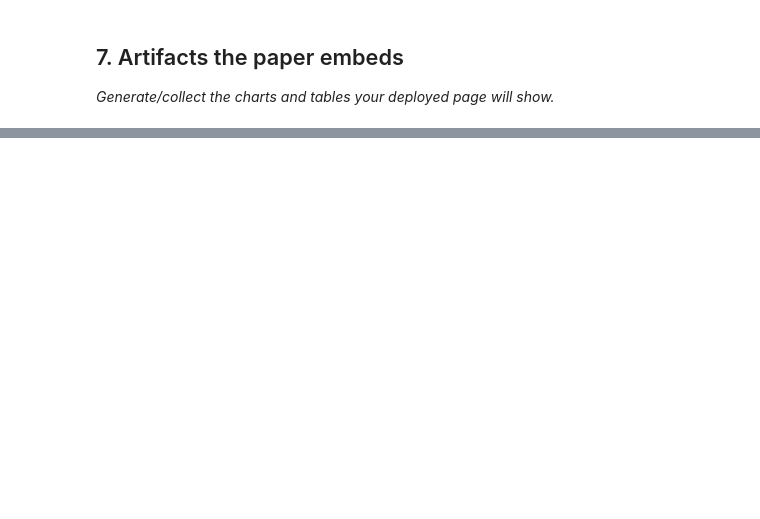
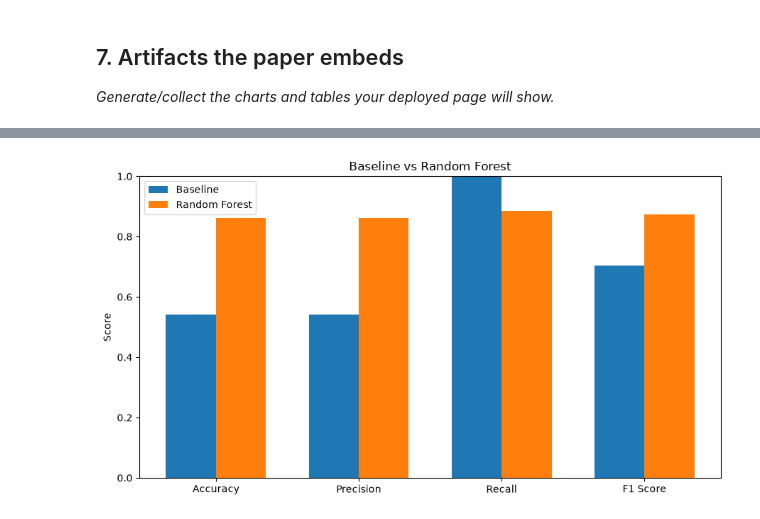
Before and after one commit to aijaz-khalique/flyrank-machine-learning-internship, a Jupyter notebook: work/notebooks/capstone.ipynb, the cells around one changed output, grey strips where cells are left out. Drawn from its saved outputs; the diff is of its cells as text; code cells hidden in the pictures; blank space fills up the shorter version.

```diff
--- a/work/notebooks/capstone.ipynb
+++ b/work/notebooks/capstone.ipynb
@@ -24,0 +472,6 @@ This skeleton is yours to fill. Work the sections **in order** — each one has
+# %%
+model_predictions = model.predict(X_test)
+
+model_probabilities = model.predict_proba(X_test)[:, 1]
+
+print("Predictions generated successfully.")
@@ -36,0 +784,47 @@ This skeleton is yours to fill. Work the sections **in order** — each one has
+# %%
+metrics = [
+    "Accuracy",
+    "Precision",
+    "Recall",
+    "F1 Score"
+]
+
+x = np.arange(len(metrics))
+width = 0.35
+
+baseline_values = [
+    baseline_results[m]
+    for m in metrics
+]
+
+model_values = [
+    model_results[m]
+    for m in metrics
+]
+
+plt.figure(figsize=(9, 5))
+
+plt.bar(
+    x - width / 2,
+    baseline_values,
+    width,
+    label="Baseline"
+)
+
+plt.bar(
+    x + width / 2,
+    model_values,
+    width,
+    label="Random Forest"
+)
+
+plt.xticks(x, metrics)
+plt.ylabel("Score")
+plt.ylim(0, 1)
+plt.title("Baseline vs Random Forest")
+plt.legend()
+
+plt.tight_layout()
+plt.show()
+# %% [output]
+[figure, added]
```
Also changed, not shown: parts of 34 cells of this notebook.
